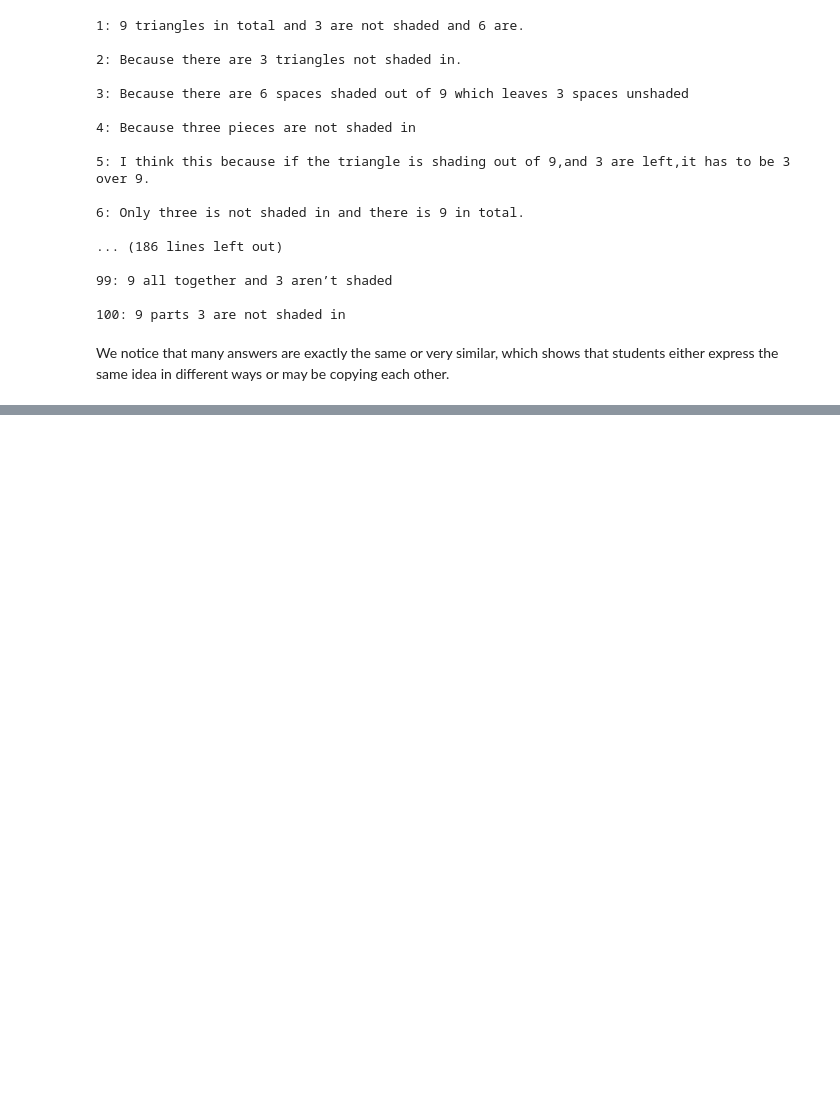
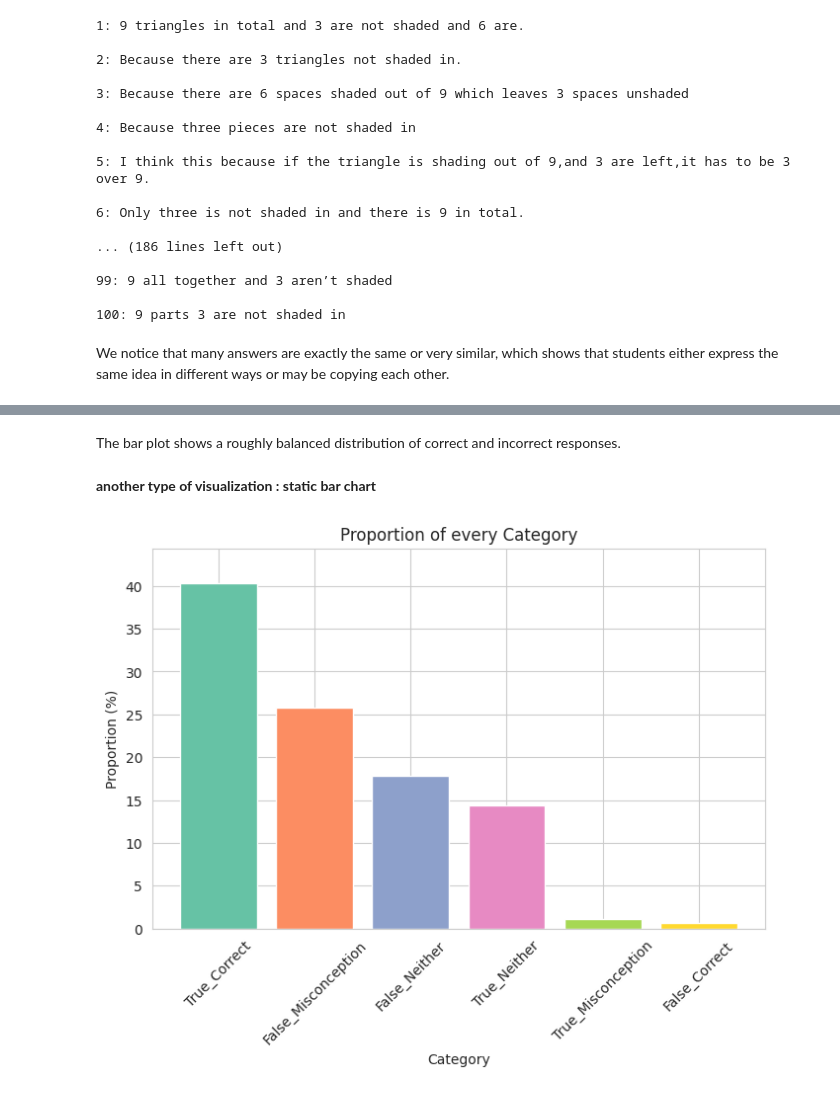
Before and after one commit to assil-barhoumi/Math_misconceptions_prediction, a Jupyter notebook: student-math-misunderstandings.ipynb, the cells around one changed output, grey strips where cells are left out. Drawn from its saved outputs; the diff is of its cells as text; code cells hidden in the pictures; blank space fills up the shorter version.

```diff
--- a/student-math-misunderstandings.ipynb
+++ b/student-math-misunderstandings.ipynb
@@ -173,0 +204,17 @@ We notice that many answers are exactly the same or very similar, which shows th
+# %% [markdown]
+The bar plot shows a roughly balanced distribution of correct and incorrect responses.
+# %% [markdown]
+**another type of visualization : static bar chart**
+# %%
+category_counts = train['Category'].value_counts(normalize=True) * 100
+
+plt.figure(figsize=(8,5))
+plt.bar(category_counts.index, category_counts.values, color=['#66c2a5','#fc8d62','#8da0cb','#e78ac3','#a6d854','#ffd92f'])
+plt.ylabel("Proportion (%)")
+plt.xlabel("Category")
+plt.title("Proportion of every Category")
+plt.xticks(rotation=45)
+plt.ylim(0, max(category_counts.values)*1.1)
+plt.show()
+# %% [output]
+[figure, added]
```
Also changed, not shown: parts of 15 cells of this notebook.
